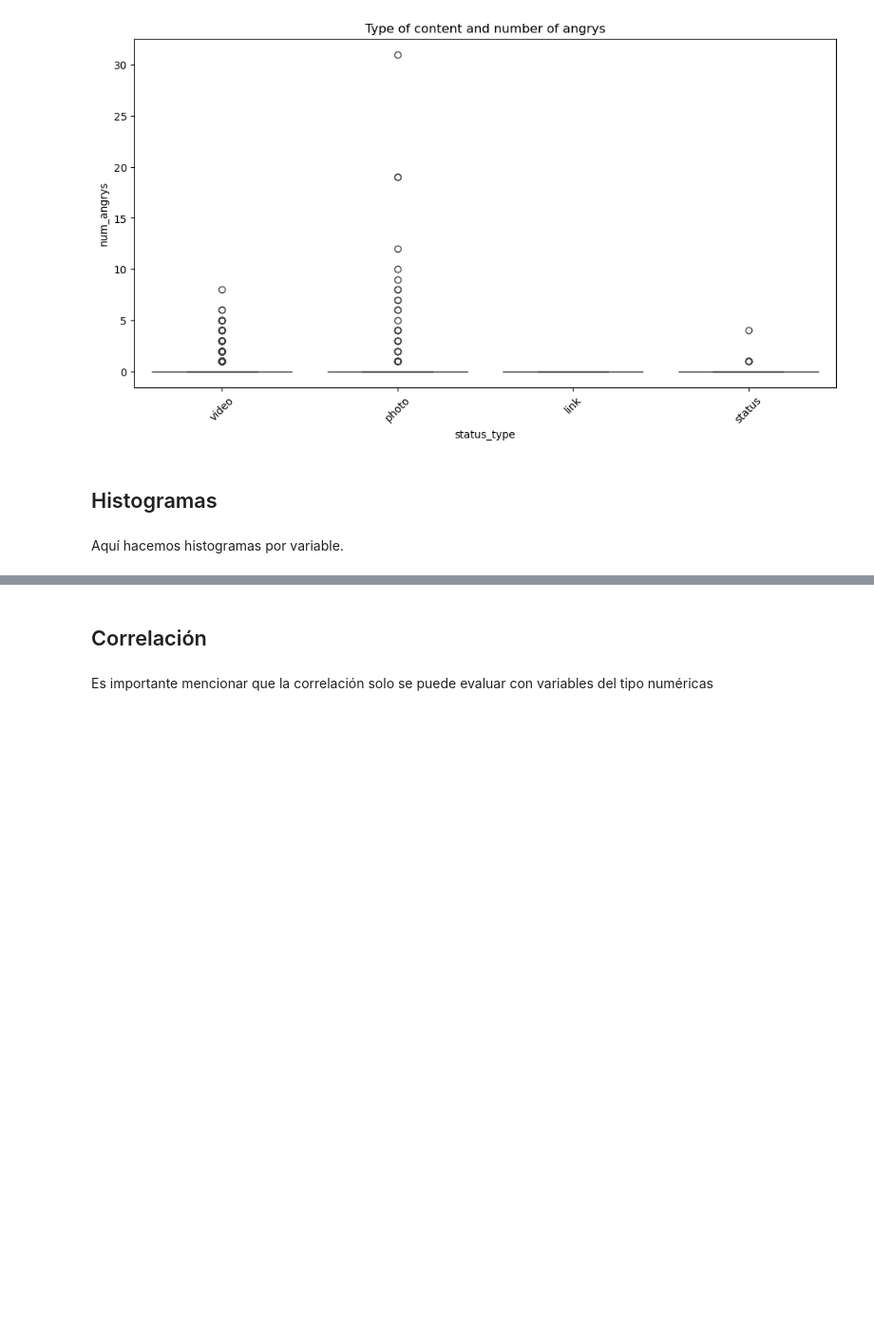
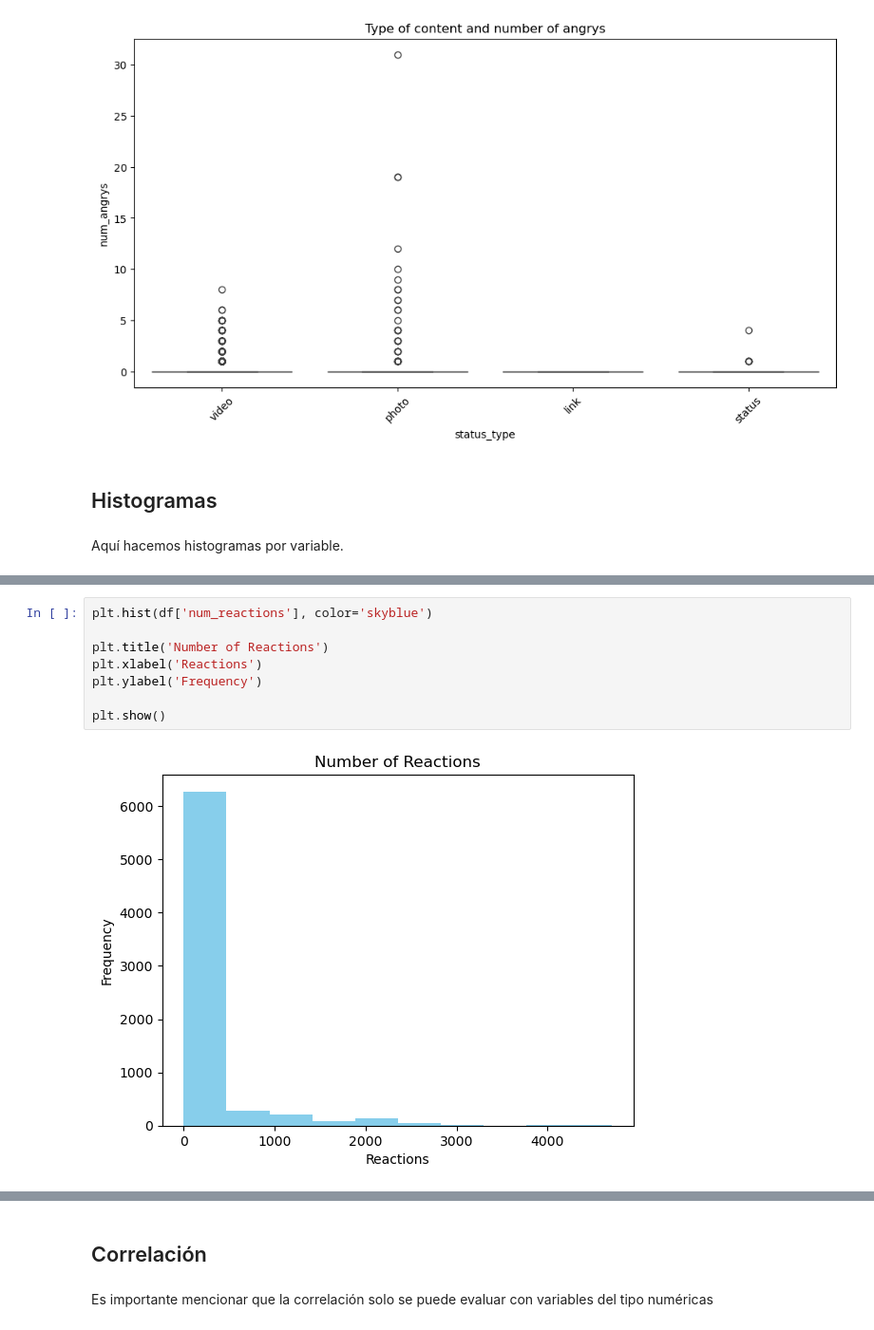
Before and after one commit to Vertiz2405/Actividad3BoxAndWhisker, a Jupyter notebook: act3.ipynb, the cells around one changed output, grey strips where cells are left out. Shown at 95% size. Drawn from its saved outputs; the diff is of its cells as text; blank space fills up the shorter version.

```diff
--- a/act3.ipynb
+++ b/act3.ipynb
@@ -102,0 +113,10 @@ Aquí hacemos histogramas por variable.
+# %%
+plt.hist(df['num_reactions'], color='skyblue')
+
+plt.title('Number of Reactions')
+plt.xlabel('Reactions')
+plt.ylabel('Frequency')
+
+plt.show()
+# %% [output]
+[figure, added]
```
Also changed, not shown: parts of 9 cells of this notebook.
